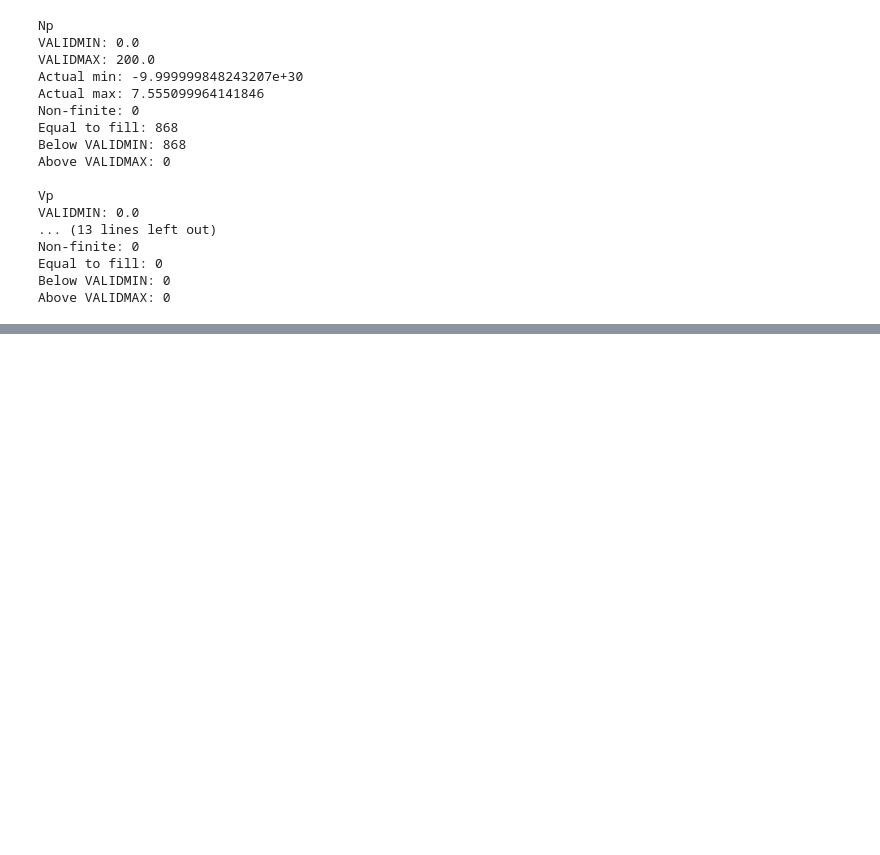
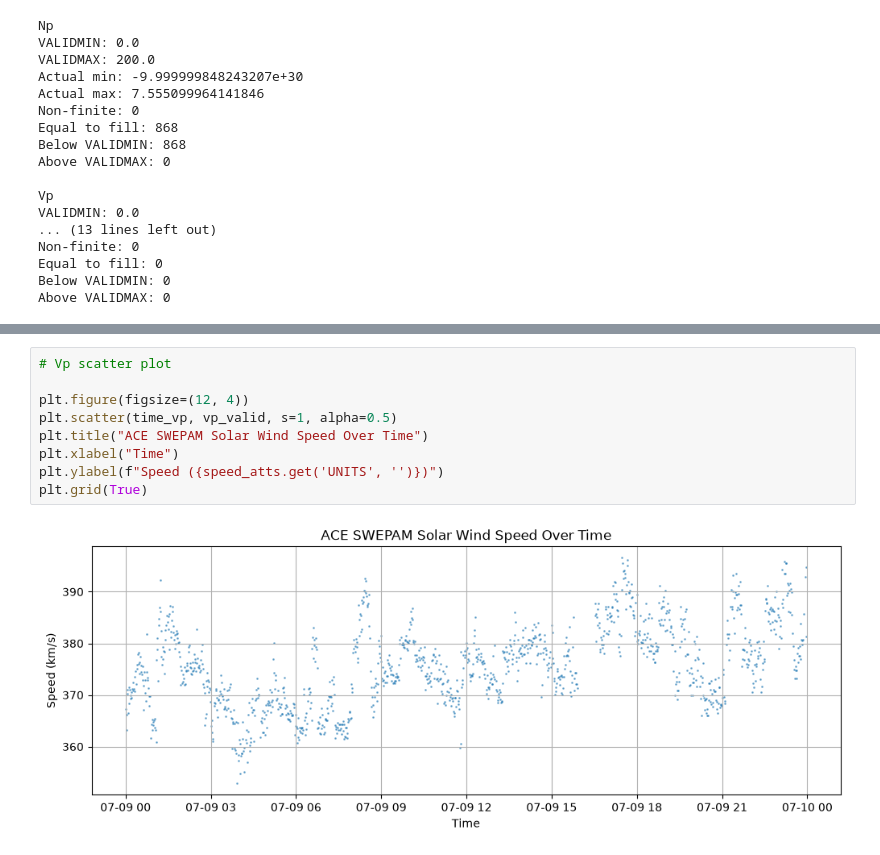
Before and after one commit to hux-alan/heliosonic, a Jupyter notebook: notebooks/02_understand_variables.ipynb, the cells around one changed output, grey strips where cells are left out. Drawn from its saved outputs; the diff is of its cells as text; blank space fills up the shorter version.

```diff
--- a/notebooks/02_understand_variables.ipynb
+++ b/notebooks/02_understand_variables.ipynb
@@ -456,0 +595,11 @@ np.sum(density == fill)
+# %%
+# Vp scatter plot
+
+plt.figure(figsize=(12, 4))
+plt.scatter(time_vp, vp_valid, s=1, alpha=0.5)
+plt.title("ACE SWEPAM Solar Wind Speed Over Time")
+plt.xlabel("Time")
+plt.ylabel(f"Speed ({speed_atts.get('UNITS', '')})")
+plt.grid(True)
+# %% [output]
+[figure, added]
```
Also changed, not shown: parts of 13 cells of this notebook.
